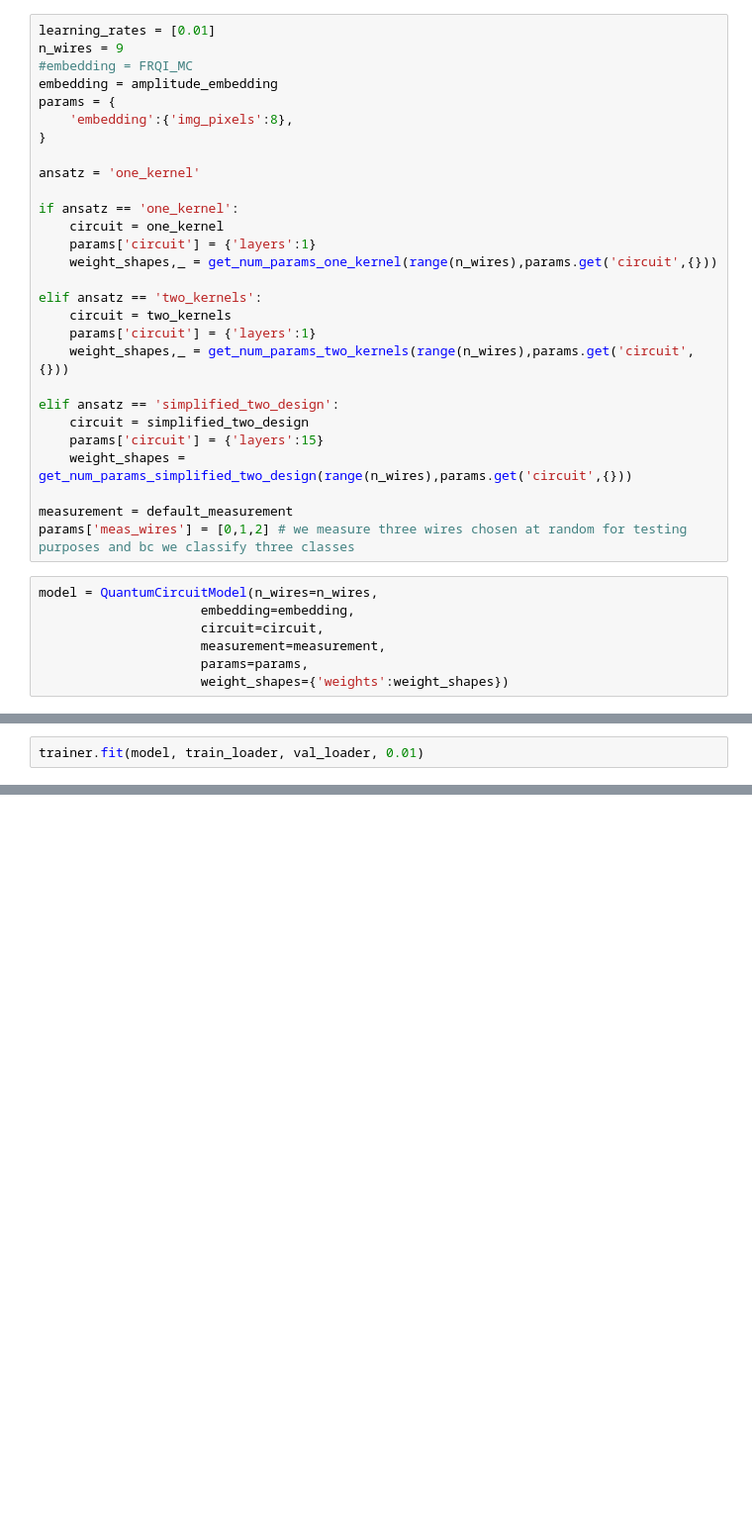
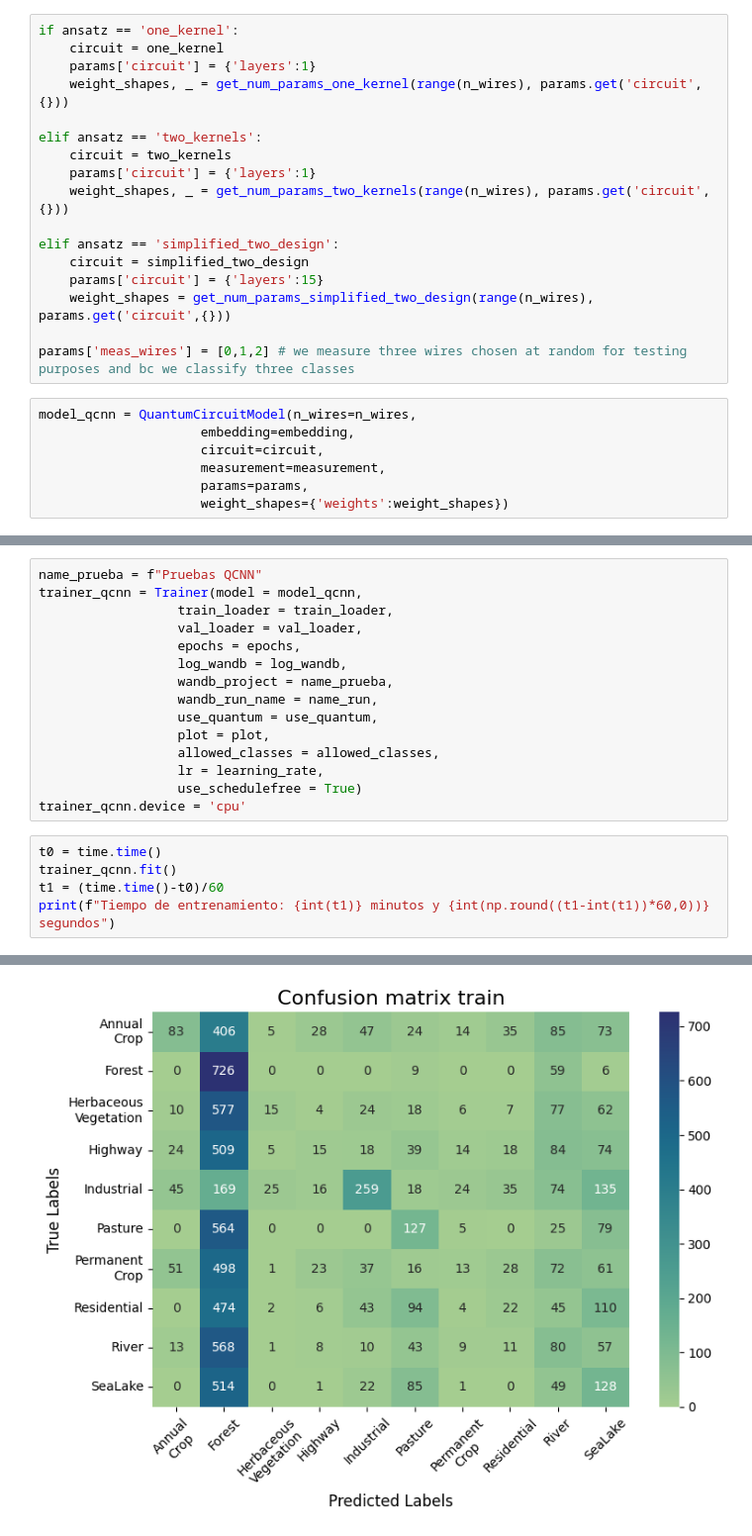
Before and after one commit to uriballo/QML-Satellite-Image-Classification, a Jupyter notebook: notebooks/Demo_fully_quantum.ipynb, the cells around one changed output, grey strips where cells are left out. Shown at 99% size. Cells and saved outputs as stored; diff of their text form; blank space fills up the shorter version.

Commit message:
Update demo fully quantum
Just fixed the training part with the new params updated

```diff
--- a/notebooks/Demo_fully_quantum.ipynb
+++ b/notebooks/Demo_fully_quantum.ipynb
@@ -75,33 +153,22 @@ torch.backends.cudnn.benchmark = True
 # %%
-learning_rates = [0.01]
-n_wires = 9
-#embedding = FRQI_MC
-embedding = amplitude_embedding
-params = {
-    'embedding':{'img_pixels':8},
-}
-
-ansatz = 'one_kernel'
-
 if ansatz == 'one_kernel':
     circuit = one_kernel
     params['circuit'] = {'layers':1}
-    weight_shapes,_ = get_num_params_one_kernel(range(n_wires),params.get('circuit',{}))
+    weight_shapes, _ = get_num_params_one_kernel(range(n_wires), params.get('circuit',{}))
 
 elif ansatz == 'two_kernels':
     circuit = two_kernels
     params['circuit'] = {'layers':1}
-    weight_shapes,_ = get_num_params_two_kernels(range(n_wires),params.get('circuit',{}))
+    weight_shapes, _ = get_num_params_two_kernels(range(n_wires), params.get('circuit',{}))
 
 elif ansatz == 'simplified_two_design':
     circuit = simplified_two_design
     params['circuit'] = {'layers':15}
-    weight_shapes = get_num_params_simplified_two_design(range(n_wires),params.get('circuit',{}))
+    weight_shapes = get_num_params_simplified_two_design(range(n_wires), params.get('circuit',{}))
 
-measurement = default_measurement
 params['meas_wires'] = [0,1,2] # we measure three wires chosen at random for testing purposes and bc we classify three classes
 # %%
-model = QuantumCircuitModel(n_wires=n_wires,
+model_qcnn = QuantumCircuitModel(n_wires=n_wires,
                      embedding=embedding,
                      circuit=circuit,
                      measurement=measurement,
@@ -115,2 +176,0 @@ trainer.device = 'cpu'
-# %%
-trainer.fit(model, train_loader, val_loader, 0.01)
@@ -129,0 +177,21 @@ Epoch [10/10]: Train Loss = 1.3341, Train Acc = 33.7500%, Val Loss = 1.3669, Val
+# %%
+name_prueba = f"Pruebas QCNN"
+trainer_qcnn = Trainer(model = model_qcnn,
+                  train_loader = train_loader,
+                  val_loader = val_loader,
+                  epochs = epochs,
+                  log_wandb = log_wandb,
+                  wandb_project = name_prueba,
+                  wandb_run_name = name_run,
+                  use_quantum = use_quantum,
+                  plot = plot,
+                  allowed_classes = allowed_classes,
+                  lr = learning_rate,
+                  use_schedulefree = True)
+trainer_qcnn.device = 'cpu'
+# %%
+t0 = time.time()
+trainer_qcnn.fit()
+t1 = (time.time()-t0)/60
+print(f"Tiempo de entrenamiento: {int(t1)} minutos y {int(np.round((t1-int(t1))*60,0))} segundos")
+# %% [output]
@@ -129,0 +208 @@ Epoch [10/10]: Train Loss = 1.3341, Train Acc = 33.7500%, Val Loss = 1.3669, Val
+[figure, added]
```
Also changed, not shown: parts of 9 cells of this notebook.
